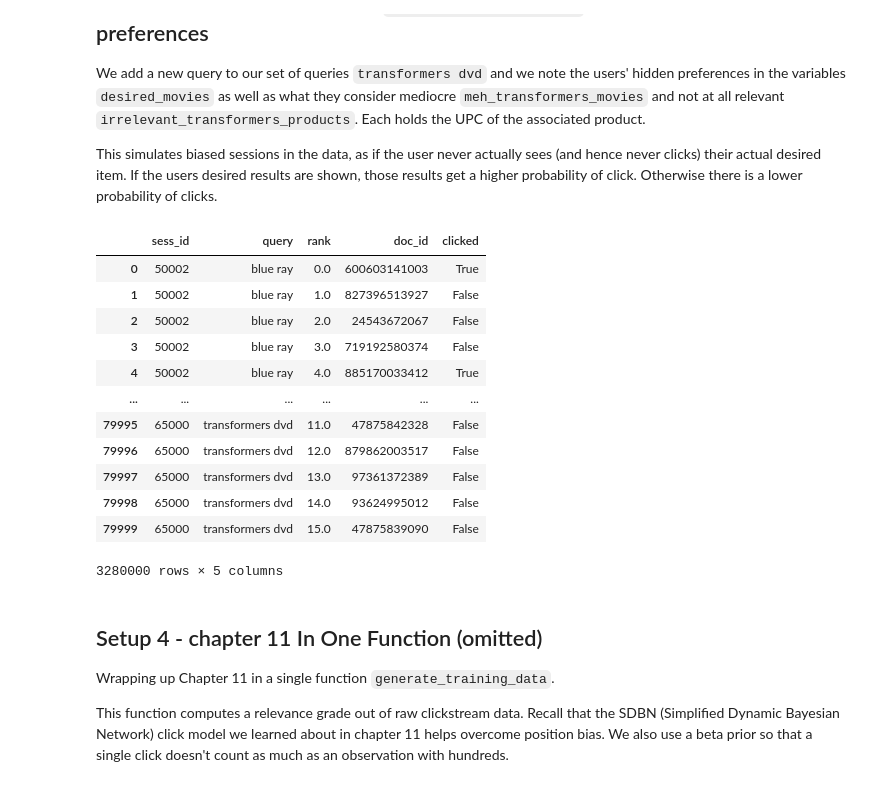
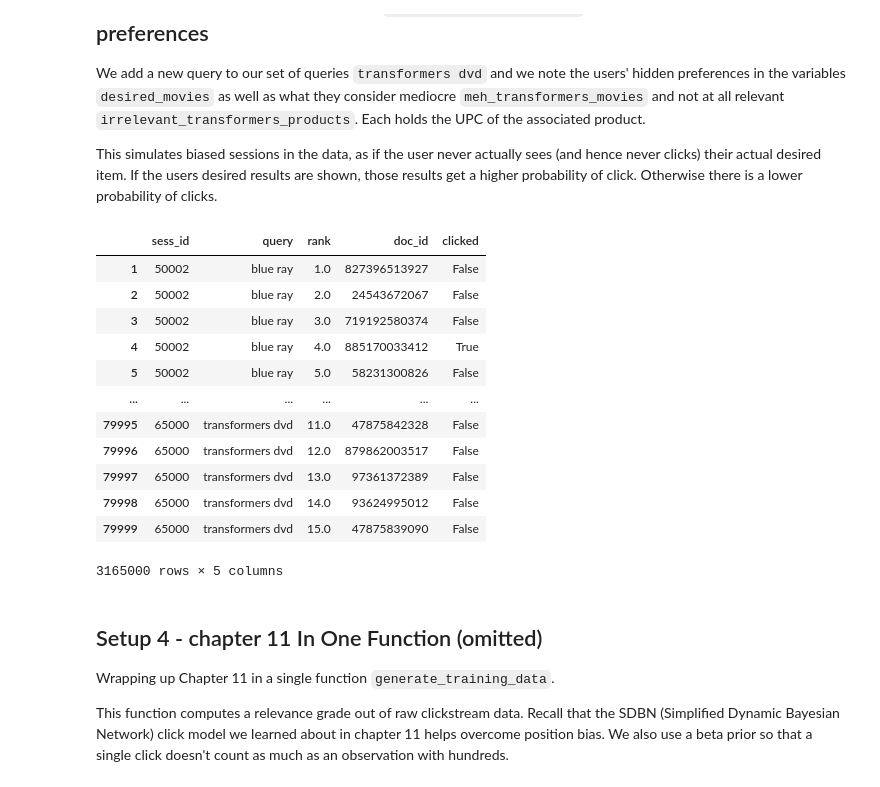
Before and after one commit to treygrainger/ai-powered-search, a Jupyter notebook: chapters/ch12/1.ab-testing-to-active-learning.ipynb, the cells around one changed output. Drawn from its saved outputs; the diff is of its cells as text; code cells hidden in the pictures.

```diff
--- a/chapters/ch12/1.ab-testing-to-active-learning.ipynb
+++ b/chapters/ch12/1.ab-testing-to-active-learning.ipynb
@@ -46,9 +44,14 @@ client = SolrClient(solr_base=SOLR_URL)
 # %%
+signals_upcs_to_omit = [600603132872, 600603125065, 600603141003, 600603139758,
+                        600603133237, 600603123061, 600603140631, 600603124570,
+                        600603132827, 600603135101]
+
 def all_sessions():
     sessions = pandas.concat([pandas.read_csv(f, compression='gzip')
                           for f in glob.glob('retrotech/sessions/*_sessions.gz')])
     sessions = sessions.sort_values(['query', 'sess_id', 'rank'])
-    return sessions.rename(columns={'clicked_doc_id': 'doc_id'})
+    sessions = sessions.rename(columns={'clicked_doc_id': 'doc_id'})
+    return sessions[~sessions["doc_id"].isin(signals_upcs_to_omit)]
 
 sessions = all_sessions()
 sessions
@@ -133,58 +136,58 @@ This simulates biased sessions in the data, as if the user never actually sees (
 # %%
 next_sess_id = sessions["sess_id"].max()
 
-# For some reason, the sessions only capture examines on the "dubbed" transformers movies
+# For some reason, the sessions only capture examines on the 'dubbed' transformers movies
 # ie the Japanese shows brought to an English-speaking market. But we'll see this is not what the
-# user wants (ie presentation bias). These are "meh" mildly interesting. There are also many many
+# user wants (ie presentation bias). These are 'meh' mildly interesting. There are also many many
 # completely irrelevant movies.
 
 # What the user wants, but never visible! Never gets clicked!
+
 # These are the widescreen transformers dvds of the hollywood movies
-desired_transformers_movies = ["97360724240", "97360722345", "97368920347"]
-
+desired_transformers_movies = ["97360724240", "97360722345", "826663114164"]
+# Other transformer movies
+meh_transformers_movies = ["97363455349", "97361312743", "97361372389",
+                           "97361312804", "97363532149", "97363560449"]
 # Bunch of random merchandise
 irrelevant_transformers_products = ["708056579739", "93624995012", "47875819733", "47875839090", "708056579746",
-                                     "47875332911", "47875842328", "879862003524", "879862003517", "93624974918"]
+                                    "47875332911", "47875842328", "879862003524", "879862003517", "93624974918"]
 
-# Other transformer movies
-meh_transformers_movies = ["97363455349", "97361312743", "97361372389", "97361312804", "97363532149", "97363560449"]
 
 displayed_transformer_products = meh_transformers_movies + irrelevant_transformers_products
 
 new_sessions = []
-for i in range(0,5000):
+for i in range(0, 5000):
     random.shuffle(displayed_transformer_products)
 
     # shuffle each session
     for rank, upc in enumerate(displayed_transformer_products):
         draw = random.random()
-        clicked = (upc in meh_transformers_movies and draw < 0.13 or
-                   upc in irrelevant_transformers_products and draw < 0.005 or
-                   upc in desired_transformers_movies and draw < 0.65)
+        clicked = ((upc in meh_transformers_movies and draw < 0.13) or
+                   (upc in irrelevant_transformers_products and draw < 0.005))
 
         new_sessions.append({"sess_id": next_sess_id + i,
                              "query": "transformers dvd",
                              "rank": rank,
                              "clicked": clicked,
                              "doc_id": upc})
 
 
 sessions = pandas.concat([sessions, pandas.DataFrame(new_sessions)])
 sessions
 # %% [output]
 |  | sess_id | query | rank | doc_id | clicked |
-| 0 | 50002 | blue ray | 0.0 | 600603141003 | True |
 | 1 | 50002 | blue ray | 1.0 | 827396513927 | False |
 | 2 | 50002 | blue ray | 2.0 | 24543672067 | False |
 | 3 | 50002 | blue ray | 3.0 | 719192580374 | False |
 | 4 | 50002 | blue ray | 4.0 | 885170033412 | True |
+| 5 | 50002 | blue ray | 5.0 | 58231300826 | False |
 | ... | ... | ... | ... | ... | ... |
 | 79995 | 65000 | transformers dvd | 11.0 | 47875842328 | False |
 | 79996 | 65000 | transformers dvd | 12.0 | 879862003517 | False |
 | 79997 | 65000 | transformers dvd | 13.0 | 97361372389 | False |
 | 79998 | 65000 | transformers dvd | 14.0 | 93624995012 | False |
 | 79999 | 65000 | transformers dvd | 15.0 | 47875839090 | False |
-3280000 rows × 5 columns
+3165000 rows × 5 columns
 # %% [markdown]
 ## Setup 4 - chapter 11 In One Function (omitted)
 
```
Also changed, not shown: parts of 39 cells of this notebook, 14 other files.
